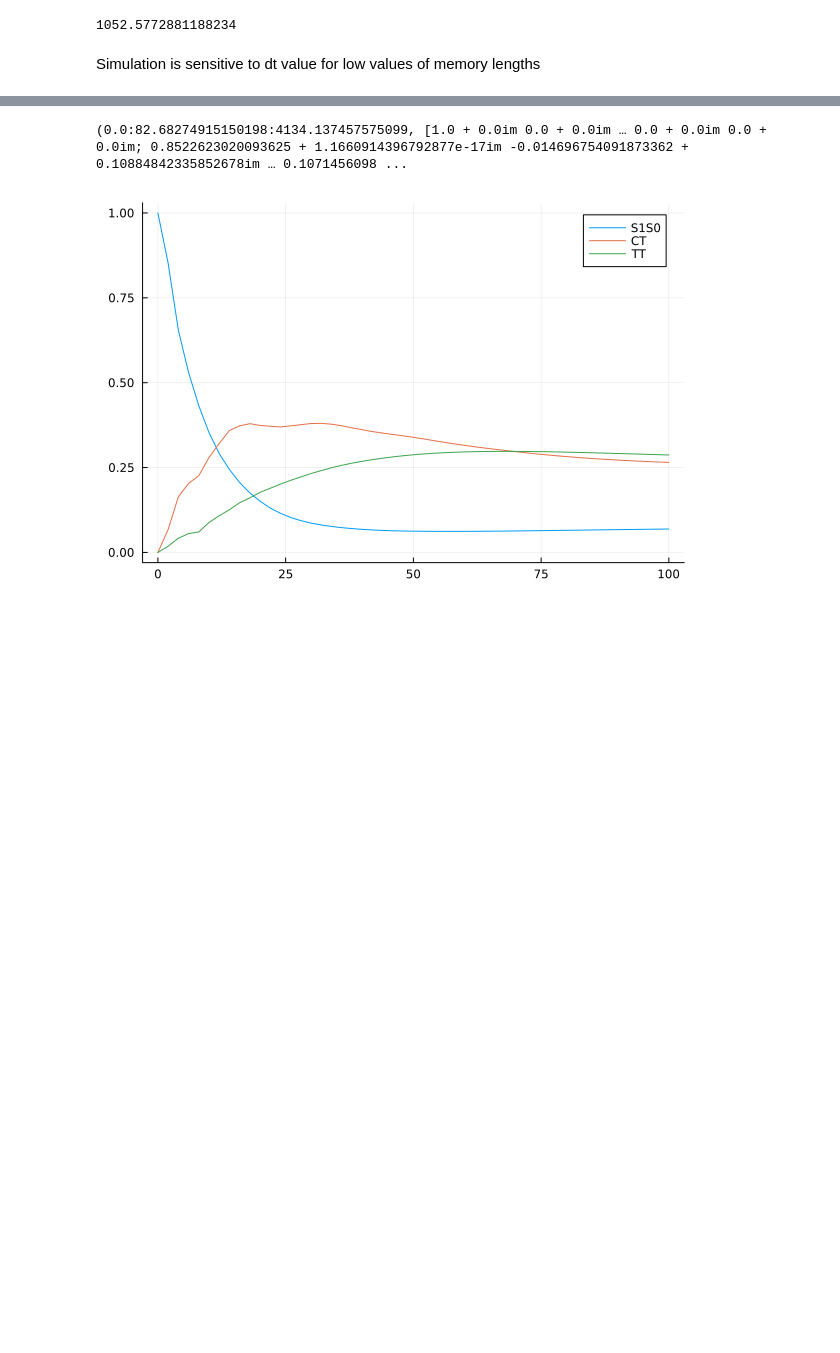
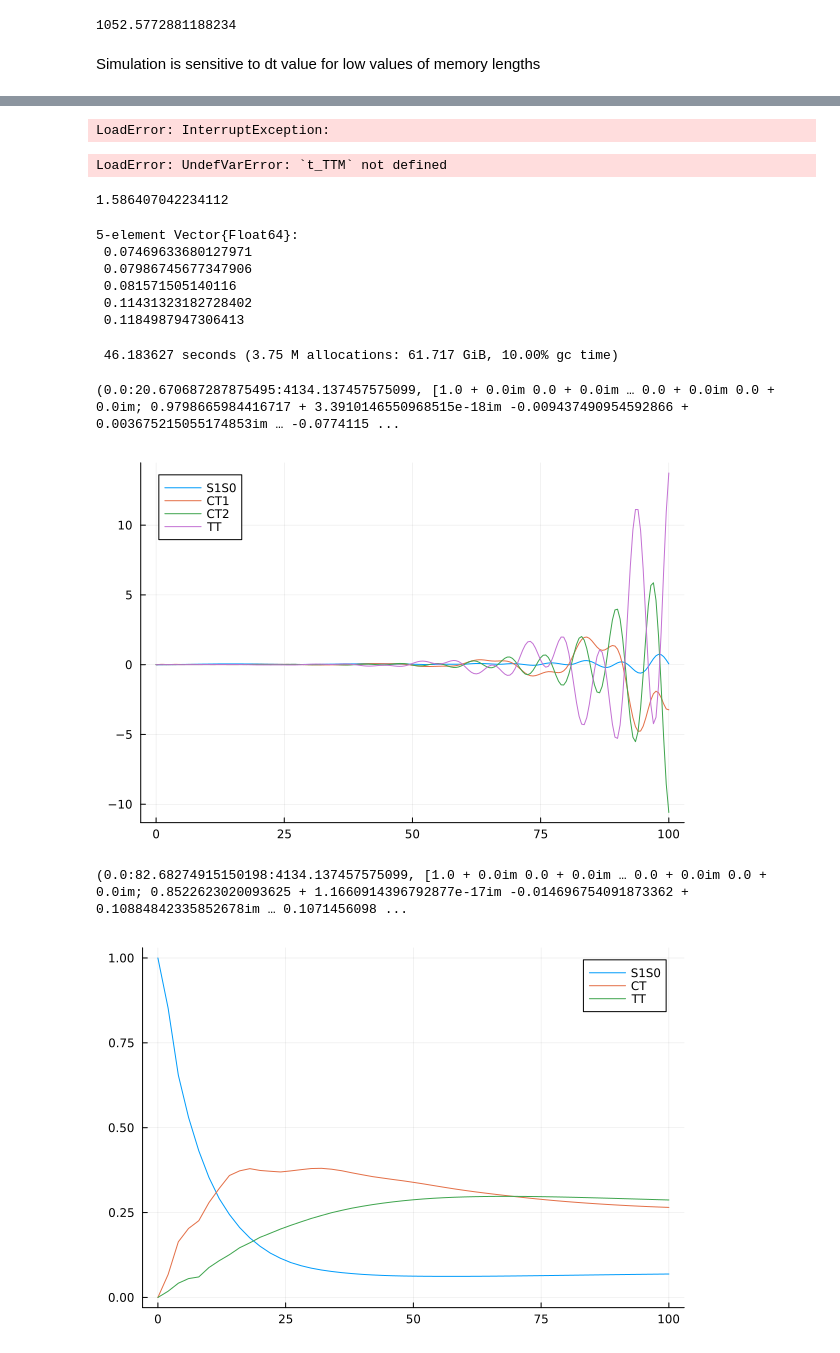
Before and after one commit to Frost-group/pathintegraldynamics, a Jupyter notebook: 0004-Singlet-Fission/Grozema PDI.ipynb, the cells around one changed output, grey strips where cells are left out. Drawn from its saved outputs; the diff is of its cells as text; code cells hidden in the pictures; blank space fills up the shorter version.

```diff
--- a/0004-Singlet-Fission/Grozema PDI.ipynb
+++ b/0004-Singlet-Fission/Grozema PDI.ipynb
@@ -106,21 +106,61 @@ dt = 2/au2fs
 #                                 kmax=3,
 #                                 verbose=true)
 # %%
-fbU = Propagators.calculate_bare_propagators(; Hamiltonian=H0, dt=dt, ntimes=nsteps)
+#=fbU = Propagators.calculate_bare_propagators(; Hamiltonian=H0, dt=dt, ntimes=nsteps)
 @time t_TTM, ρ_TTM = TTM.propagate(; fbU=fbU,
                             Jw=[Jw],
                             β=β,
                             ρ0=ρ0,
                             dt=dt,
                             ntimes=nsteps,
-                            rmax=7,
-                            svec=svec,
+                            rmax=6,
+                            svec=[1.0 2.0 3.0 4.0 5.0],
                             extraargs=QuAPI.QuAPIArgs(),
-                            path_integral_routine=QuAPI.build_augmented_propagator)
+                            path_integral_routine=QuAPI.build_augmented_propagator)=#
+# %% [output]
+LoadError: InterruptException:
 # %%
-plot(t_TTM.*au2fs, real.(ρ_TTM[:, 1, 1]), label="S0S1")
-plot!(t_TTM.*au2fs, real.(ρ_TTM[:, 3, 3]), label="CT")
-plot!(t_TTM.*au2fs, real.(ρ_TTM[:, 5, 5]), label="TT")
+#plot(t_TTM.*au2fs, real.(ρ_TTM[:, 1, 1]), label="S0S1")
+#plot!(t_TTM.*au2fs, real.(ρ_TTM[:, 3, 3]), label="CT")
+#plot!(t_TTM.*au2fs, real.(ρ_TTM[:, 5, 5]), label="TT")
+# %% [output]
+LoadError: UndefVarError: `t_TTM` not defined
+# %%
+cond(H0)
+# %% [output]
+1.586407042234112
+# %%
+eigvals(H0)
+# %% [output]
+5-element Vector{Float64}:
+ 0.07469633680127971
+ 0.07986745677347906
+ 0.081571505140116
+ 0.11431323182728402
+ 0.1184987947306413
+# %%
+fbU = Propagators.calculate_bare_propagators(; Hamiltonian=H0, dt=dt, ntimes=nsteps)
+@time t_TTM, ρ_TTM_TEMPO = TTM.propagate(; fbU=fbU,
+                            Jw=[Jw],
+                            β=β,
+                            ρ0=ρ0,
+                            dt=dt,
+                            ntimes=nsteps,
+                            rmax=10,
+                            svec=[1.0 2.0 3.0 4.0 5.0],
+                            extraargs=TEMPO.TEMPOArgs(),
+                            path_integral_routine=TEMPO.build_augmented_propagator)
+# %% [output]
+ 46.183627 seconds (3.75 M allocations: 61.717 GiB, 10.00% gc time)
+(0.0:20.670687287875495:4134.137457575099, [1.0 + 0.0im 0.0 + 0.0im … 0.0 + 0.0im 0.0 + 0.0im; 0.9798665984416717 + 3.3910146550968515e-18im -0.009437490954592866 + 0.003675215055174853im … -0.0774115 ...
+# %%
+plot(t_TTM.*au2fs, real.(ρ_TTM_TEMPO[:, 1, 1]), label="S0S1")
+plot(t_TTM.*au2fs, real.(ρ_TTM_TEMPO[:, 2, 2]), label="S1S0")
+plot!(t_TTM.*au2fs, real.(ρ_TTM_TEMPO[:, 3, 3]), label="CT1")
+plot!(t_TTM.*au2fs, real.(ρ_TTM_TEMPO[:, 4, 4]), label="CT2")
+plot!(t_TTM.*au2fs, real.(ρ_TTM_TEMPO[:, 5, 5]), label="TT")
+# %% [output]
+[figure, added]
 # %%
 plot(tquapi.*au2fs, real.(ρquapi[:, 1, 1]), label="S0S1")
 plot!(tquapi.*au2fs, real.(ρquapi[:, 3, 3]), label="CT")
```
Also changed, not shown: parts of 3 cells of this notebook, 4 other files.
